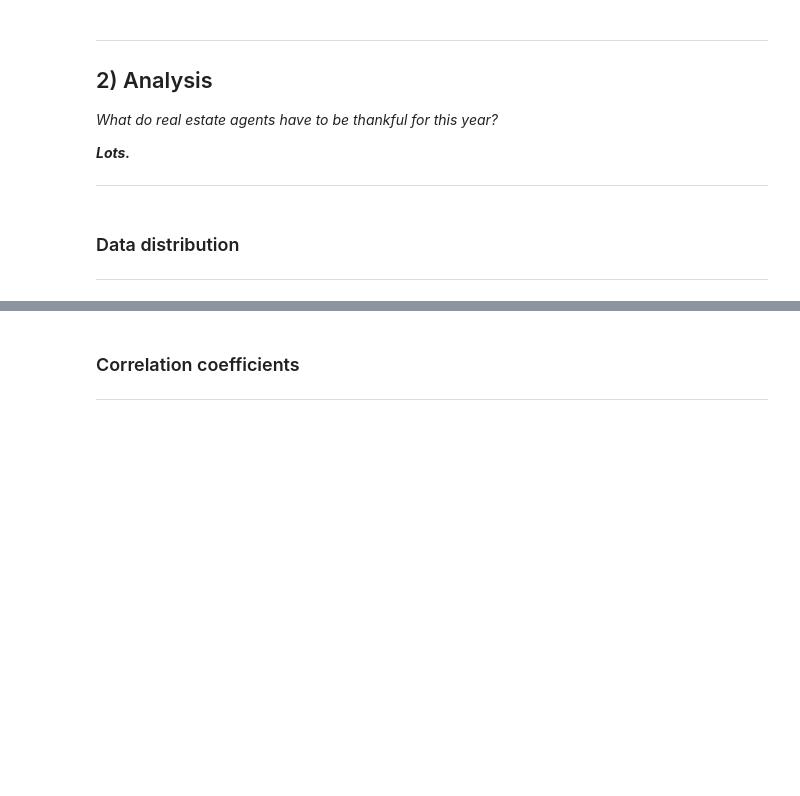
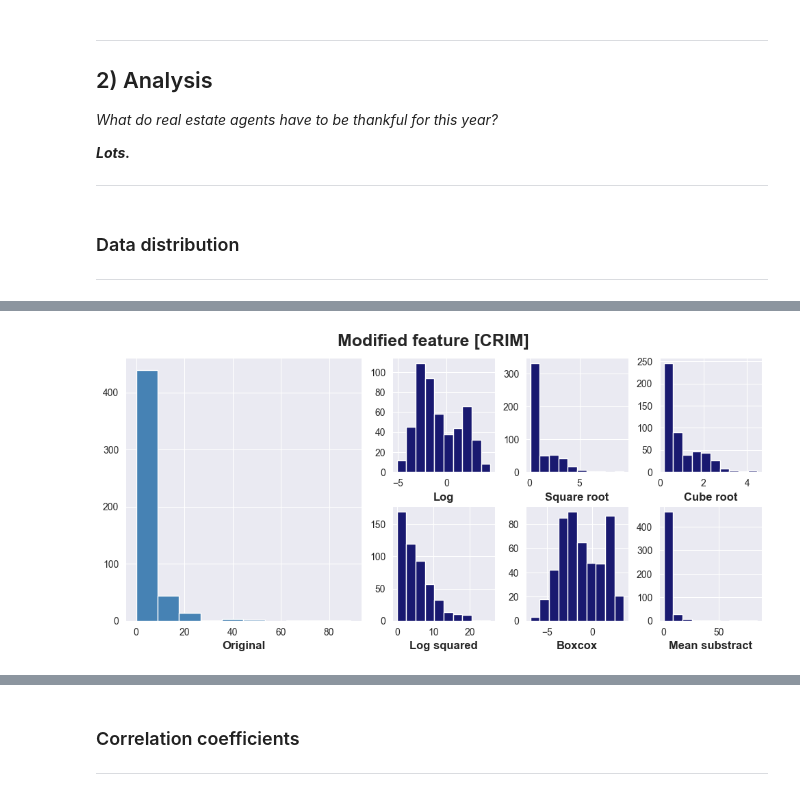
Before and after one commit to TheUltraBadDuck/DinoAnalysis, a Jupyter notebook: BostonHouse/BostonHouse.ipynb, the cells around one changed output, grey strips where cells are left out. Cells and saved outputs as stored; diff of their text form; code cells hidden in the pictures; blank space fills up the shorter version.

```diff
--- a/BostonHouse/BostonHouse.ipynb
+++ b/BostonHouse/BostonHouse.ipynb
@@ -164,0 +182,9 @@ for i in range(12):
+# %%
+# Library from self-code
+import sys
+sys.path.append("..")
+import general
+
+general.check_modifications(df, "CRIM")
+# %% [output]
+[figure, added]
```
Also changed, not shown: parts of 67 cells of this notebook, 4 other files.
